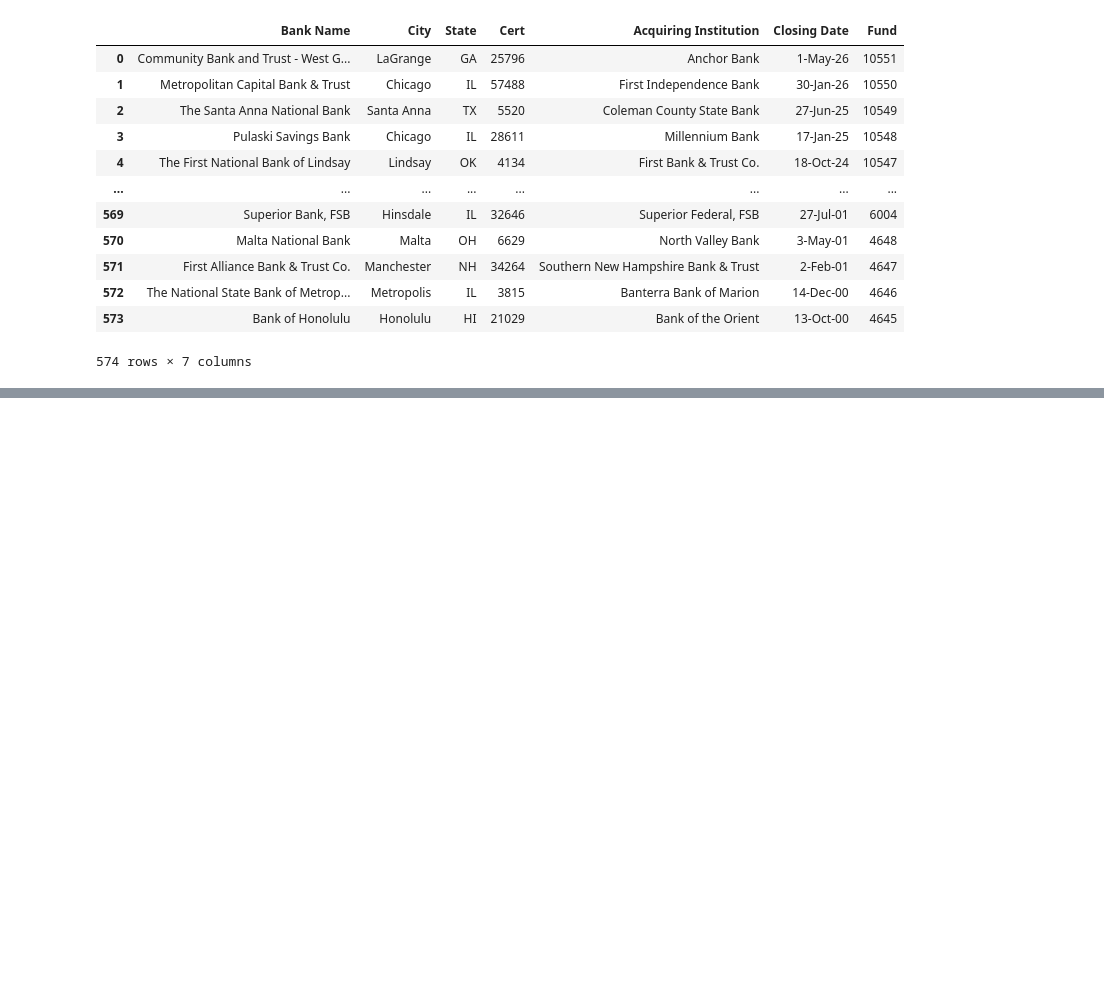
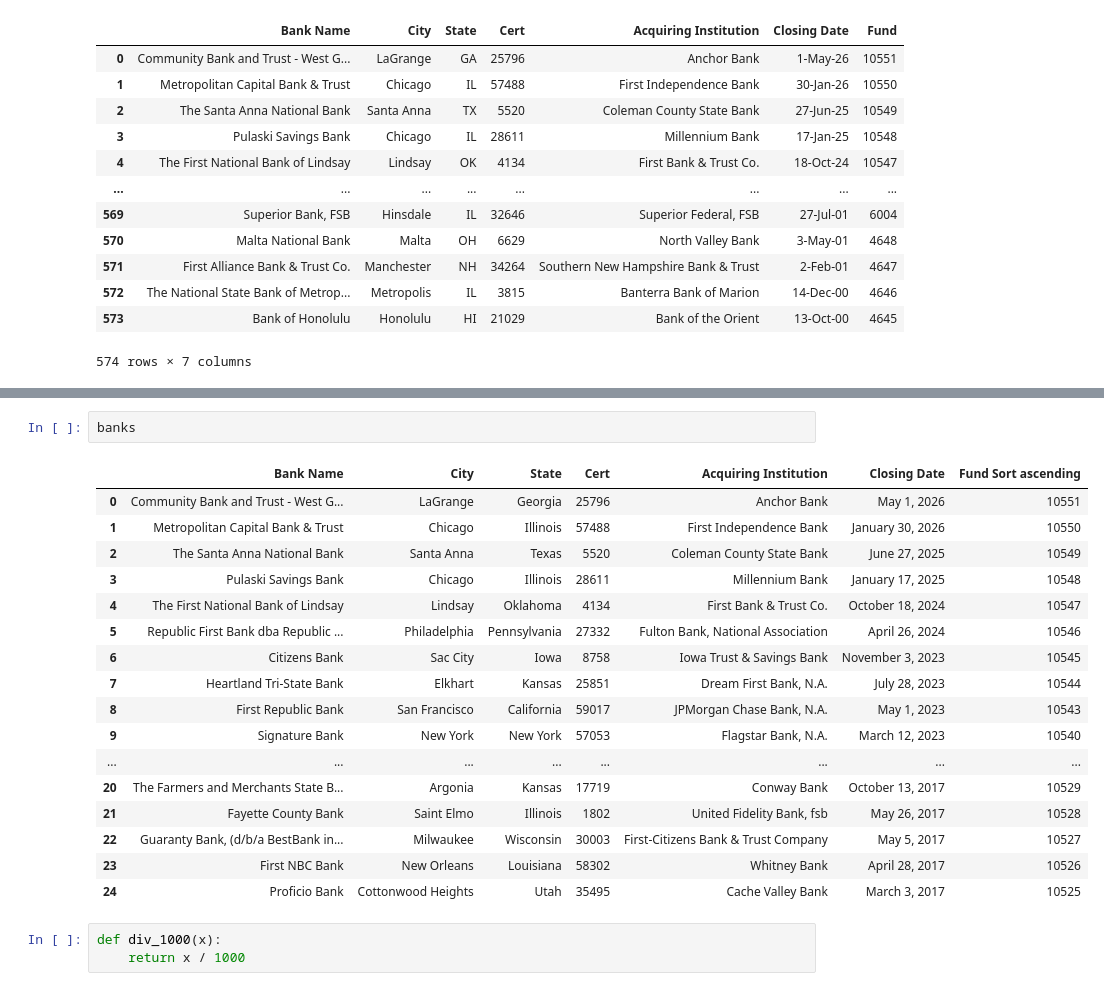
Before and after one commit to aditya040891/data-science-for-everyone, a Jupyter notebook: pandas-basics/importing-data-with-pandas.ipynb, the cells around one changed output, grey strips where cells are left out. Drawn from its saved outputs; the diff is of its cells as text; blank space fills up the shorter version.

```diff
--- a/pandas-basics/importing-data-with-pandas.ipynb
+++ b/pandas-basics/importing-data-with-pandas.ipynb
@@ -208,0 +337,23 @@ pd.read_csv('https://www.fdic.gov/bank-failures/download-data.csv', encoding='la
+# %%
+banks
+# %% [output]
+|  | Bank Name | City | State | Cert | Acquiring Institution | Closing Date | Fund Sort ascending |
+| 0 | Community Bank and Trust - West G... | LaGrange | Georgia | 25796 | Anchor Bank | May 1, 2026 | 10551 |
+| 1 | Metropolitan Capital Bank & Trust | Chicago | Illinois | 57488 | First Independence Bank | January 30, 2026 | 10550 |
+| 2 | The Santa Anna National Bank | Santa Anna | Texas | 5520 | Coleman County State Bank | June 27, 2025 | 10549 |
+| 3 | Pulaski Savings Bank | Chicago | Illinois | 28611 | Millennium Bank | January 17, 2025 | 10548 |
+| 4 | The First National Bank of Lindsay | Lindsay | Oklahoma | 4134 | First Bank & Trust Co. | October 18, 2024 | 10547 |
+| 5 | Republic First Bank dba Republic ... | Philadelphia | Pennsylvania | 27332 | Fulton Bank, National Association | April 26, 2024 | 10546 |
+| 6 | Citizens Bank | Sac City | Iowa | 8758 | Iowa Trust & Savings Bank | November 3, 2023 | 10545 |
+| 7 | Heartland Tri-State Bank | Elkhart | Kansas | 25851 | Dream First Bank, N.A. | July 28, 2023 | 10544 |
+| 8 | First Republic Bank | San Francisco | California | 59017 | JPMorgan Chase Bank, N.A. | May 1, 2023 | 10543 |
+| 9 | Signature Bank | New York | New York | 57053 | Flagstar Bank, N.A. | March 12, 2023 | 10540 |
+| ... | ... | ... | ... | ... | ... | ... | ... |
+| 20 | The Farmers and Merchants State B... | Argonia | Kansas | 17719 | Conway Bank | October 13, 2017 | 10529 |
+| 21 | Fayette County Bank | Saint Elmo | Illinois | 1802 | United Fidelity Bank, fsb | May 26, 2017 | 10528 |
+| 22 | Guaranty Bank, (d/b/a BestBank in... | Milwaukee | Wisconsin | 30003 | First-Citizens Bank & Trust Company | May 5, 2017 | 10527 |
+| 23 | First NBC Bank | New Orleans | Louisiana | 58302 | Whitney Bank | April 28, 2017 | 10526 |
+| 24 | Proficio Bank | Cottonwood Heights | Utah | 35495 | Cache Valley Bank | March 3, 2017 | 10525 |
+# %%
+def div_1000(x):
+    return x / 1000
```
Also changed, not shown: parts of 31 cells of this notebook.
